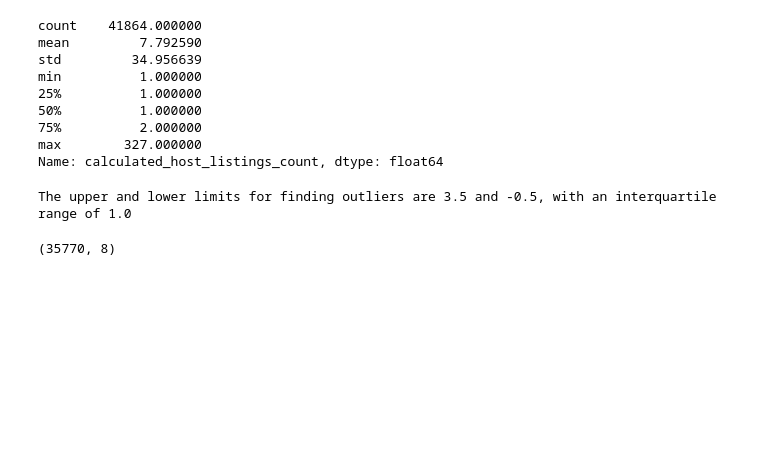
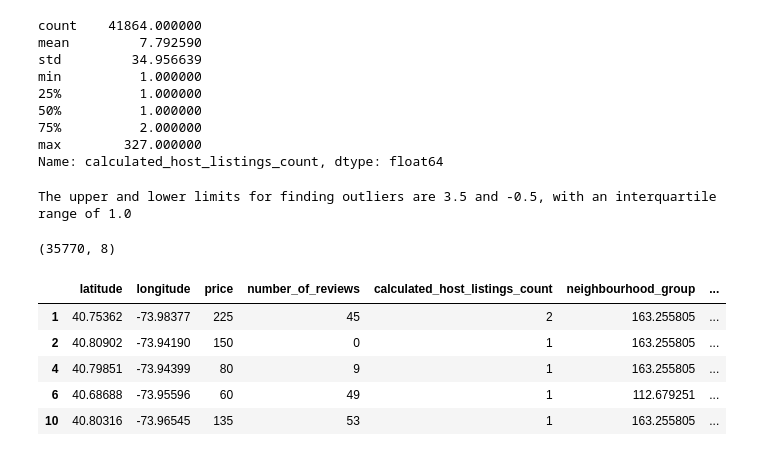
Before and after one commit to patriciamv97/machine-learning-python-template, a Jupyter notebook: src/eda.ipynb, the cells around one changed output. Cells and saved outputs as stored; diff of their text form; code cells hidden in the pictures; blank space fills up the shorter version.

```diff
--- a/src/eda.ipynb
+++ b/src/eda.ipynb
@@ -488,3 +489,12 @@ data_encoded = data_encoded[(data_encoded["calculated_host_listings_count"] >= l
 data_encoded.shape
 # %% [output]
 (35770, 8)
+# %%
+data_encoded.head()
+# %% [output]
+|  | latitude | longitude | price | number_of_reviews | calculated_host_listings_count | neighbourhood_group | ... |
+| 1 | 40.75362 | -73.98377 | 225 | 45 | 2 | 163.255805 | ... |
+| 2 | 40.80902 | -73.94190 | 150 | 0 | 1 | 163.255805 | ... |
+| 4 | 40.79851 | -73.94399 | 80 | 9 | 1 | 163.255805 | ... |
+| 6 | 40.68688 | -73.95596 | 60 | 49 | 1 | 112.679251 | ... |
+| 10 | 40.80316 | -73.96545 | 135 | 53 | 1 | 163.255805 | ... |
```
Also changed, not shown: parts of 16 cells of this notebook.
